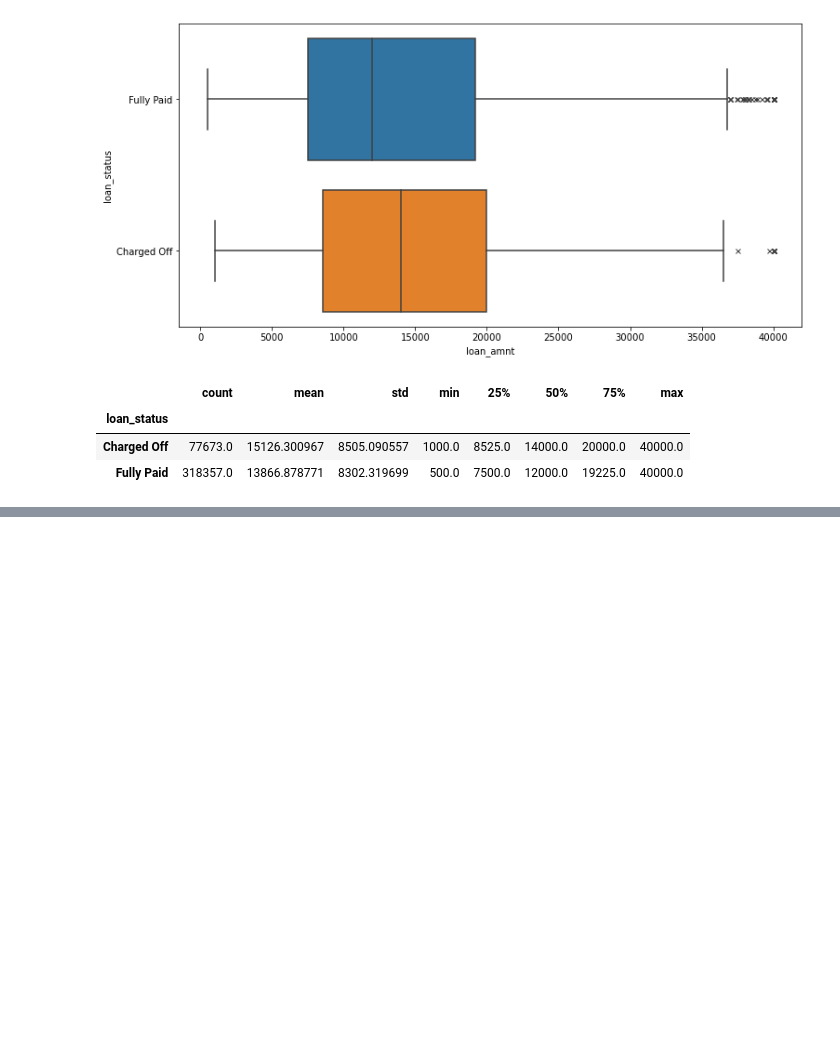
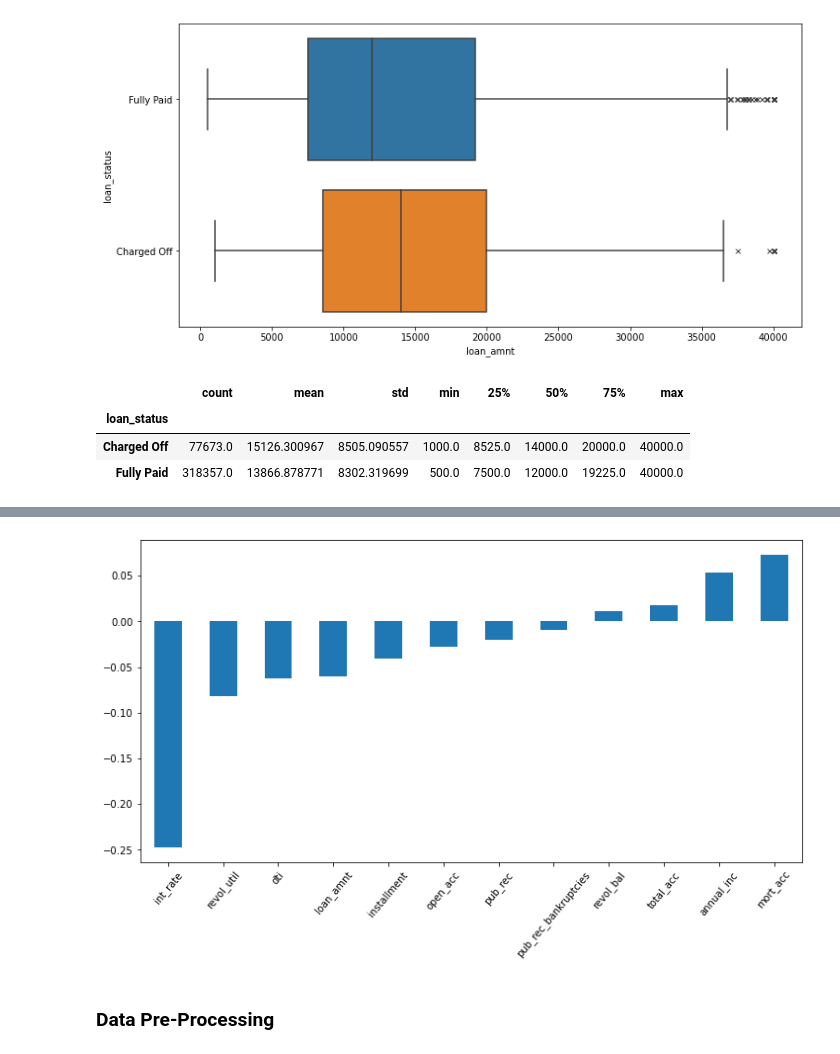
Before and after one commit to maciej-ziaja/Lending-Club, a Jupyter notebook: loan_pay_back_predict.ipynb, the cells around one changed output, grey strips where cells are left out. Saved outputs shown, nothing was run; the diff lists cells and outputs as text; code cells hidden in the pictures; blank space fills up the shorter version.

```diff
--- a/loan_pay_back_predict.ipynb
+++ b/loan_pay_back_predict.ipynb
@@ -155,0 +233,8 @@ df['loan_amnt'].groupby(df['loan_status']).describe()
+# %%
+plt.figure(figsize=(12,6))
+df.corr()['loan_paid'][:-1].sort_values().plot.bar(rot=50)
+plt.show()
+# %% [output]
+[figure, added]
+# %% [markdown]
+### Data Pre-Processing
```
Also changed, not shown: parts of 13 cells of this notebook, 1 other file.
